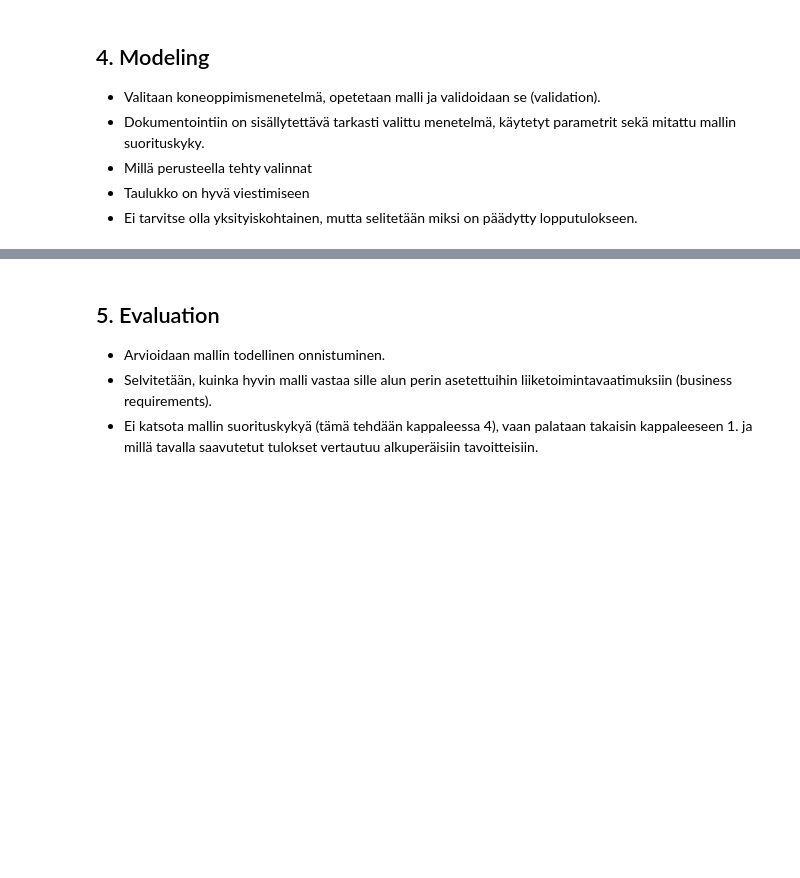
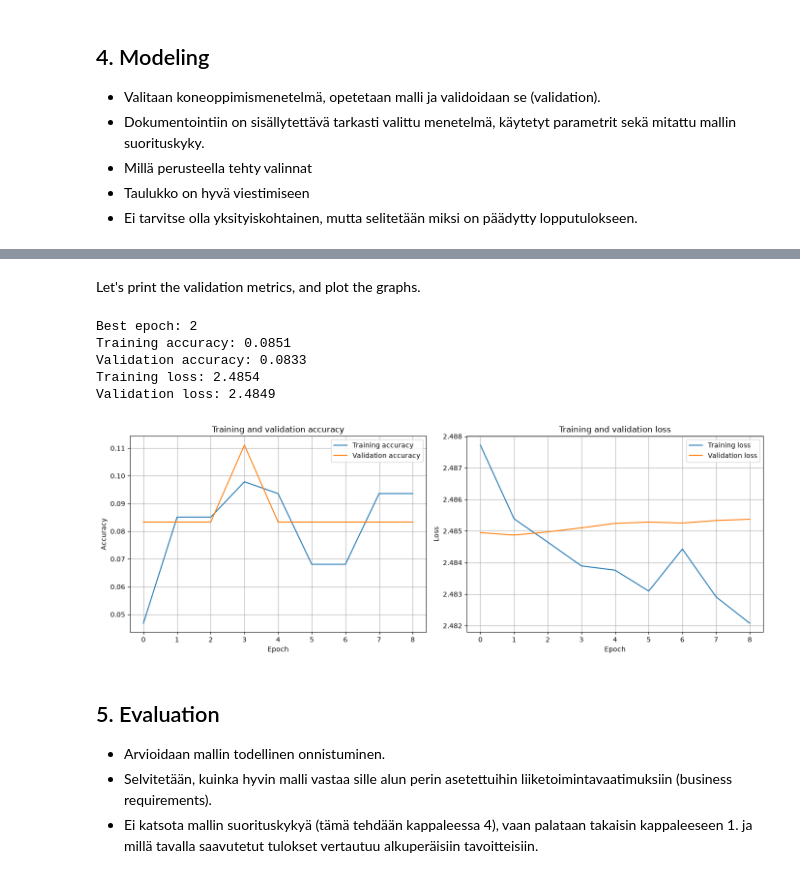
Before and after one commit to mehiis/cnn-mel-audio-command-recognition, a Jupyter notebook: models/CNN-model.ipynb, the cells around one changed output, grey strips where cells are left out. Saved outputs shown, nothing was run; the diff lists cells and outputs as text; code cells hidden in the pictures; blank space fills up the shorter version.

```diff
--- a/models/CNN-model.ipynb
+++ b/models/CNN-model.ipynb
@@ -128 +138,12 @@ Unique labels: [ 6  7  8  9 10 11]
+# %%
+def normalize_images(images, labels):
+    return images / 255.0, labels
+
+en_train_dataset = en_train_dataset.map(normalize_images)
+en_validation_dataset = en_validation_dataset.map(normalize_images)
+en_test_dataset = en_test_dataset.map(normalize_images)
+
+fi_train_dataset = fi_train_dataset.map(normalize_images)
+fi_validation_dataset = fi_validation_dataset.map(normalize_images)
+fi_test_dataset = fi_test_dataset.map(normalize_images)
 # %% [markdown]
@@ -132,5 +153,10 @@ Next, we combine the English and Finnish datasets. The final datasets are named
 # %%
-train_dataset = en_train_dataset.concatenate(fi_train_dataset).unbatch().shuffle(1000, seed=29).batch(32)
+train_dataset = (
+    en_train_dataset.concatenate(fi_train_dataset)
+        .shuffle(1000, seed=29)
+        .batch(32)
+)
+
 validation_dataset = en_validation_dataset.concatenate(fi_validation_dataset)
 test_dataset = en_test_dataset.concatenate(fi_test_dataset)
 # %% [markdown]
@@ -185,3 +316,58 @@ Now we have indices from 0 to 11 in all of the three final datasets.
+# %% [markdown]
+Let's print the validation metrics, and plot the graphs.
+# %%
+# print best epoch results
+def display_validation_results(history):
+
+    # find the best epoch based on validation loss
+    best_epoch = np.argmin(history.history['val_loss'])
+
+    print(f"Best epoch: {best_epoch + 1}")
+    print(f"Training accuracy: {history.history['accuracy'][best_epoch]:.4f}")
+    print(f"Validation accuracy: {history.history['val_accuracy'][best_epoch]:.4f}")
+    print(f"Training loss: {history.history['loss'][best_epoch]:.4f}")
+    print(f"Validation loss: {history.history['val_loss'][best_epoch]:.4f}")
+
+def plot_training_history(history):
+    # get values from history
+    accuracy = history.history['accuracy']
+    val_accuracy = history.history['val_accuracy']
+    loss = history.history['loss']
+    val_loss = history.history['val_loss']
+
+    # two graphs
+    fig, (ax0, ax1) = plt.subplots(1, 2, figsize=(14, 5))
+
+    # accuracy
+    ax0.plot(accuracy, label='Training accuracy')
+    ax0.plot(val_accuracy, label='Validation accuracy')
+    ax0.set_xlabel('Epoch')
+    ax0.set_ylabel('Accuracy')
+    ax0.set_title('Training and validation accuracy')
+    ax0.legend()
+    ax0.grid()
+
+    # loss
+    ax1.plot(loss, label='Training loss')
+    ax1.plot(val_loss, label='Validation loss')
+    ax1.set_xlabel('Epoch')
+    ax1.set_ylabel('Loss')
+    ax1.set_title('Training and validation loss')
+    ax1.legend()
+    ax1.grid()
+
+    plt.tight_layout()
+    plt.show()
+
+display_validation_results(history_01)
+plot_training_history(history_01)
+# %% [output]
+Best epoch: 2
+Training accuracy: 0.0851
+Validation accuracy: 0.0833
+Training loss: 2.4854
+Validation loss: 2.4849
+[figure, added]
 # %% [markdown]
 <h2>5. Evaluation</h2>
 
```
Also changed, not shown: parts of 12 cells of this notebook, 1 other file.
